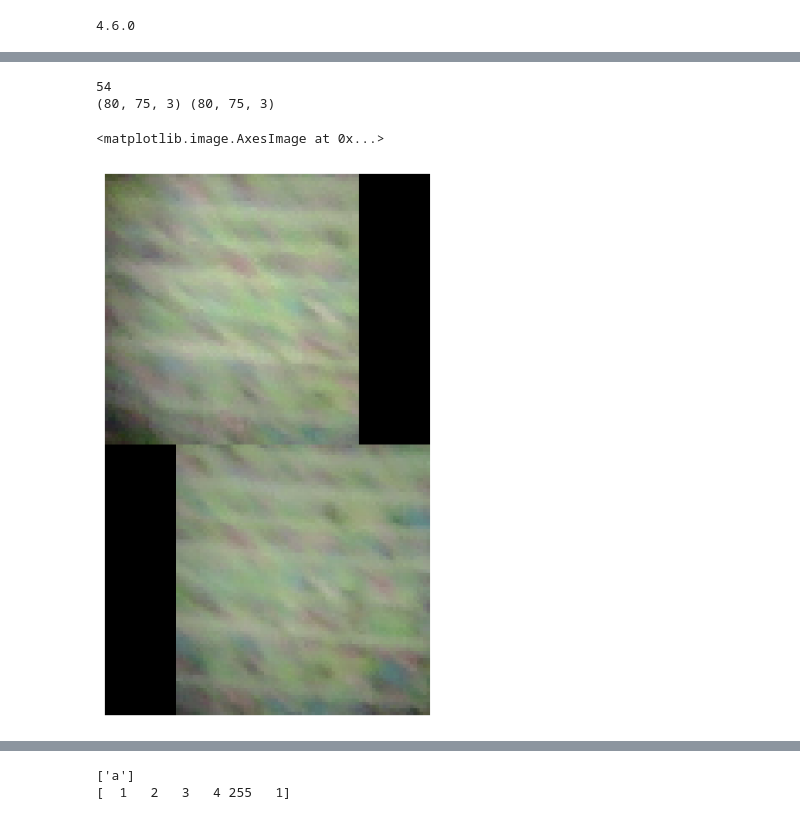
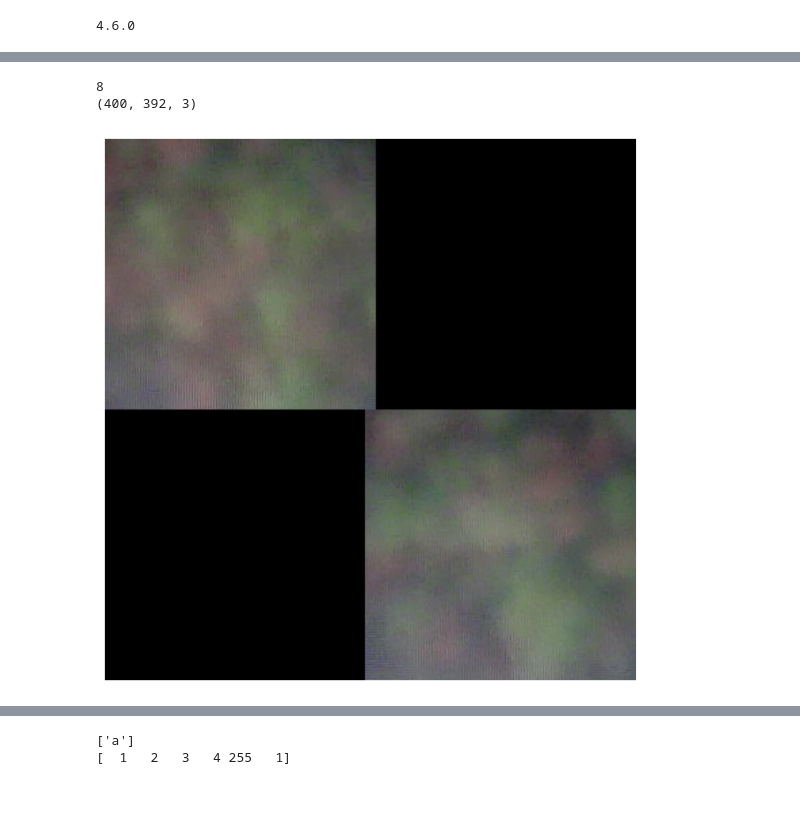
Before and after one commit to lluoan/image_stitch, a Jupyter notebook: img_stitch.ipynb, the cells around one changed output, grey strips where cells are left out. Saved outputs shown, nothing was run; the diff lists cells and outputs as text; code cells hidden in the pictures.

```diff
--- a/img_stitch.ipynb
+++ b/img_stitch.ipynb
@@ -101,25 +147,21 @@ for vertice in rect['vertices']:
 # %%
-ncol = 4
-nrow = 3
-
 vstack = []
 tile_list = []
 
 left_top1 = [0,0]
 right_bottom1 = [0,0]
 
-for i in range(nrow):
-    hstack = []
-    for j in range(ncol):
-        key = 'vertice{}'.format(i*ncol + j+1)
-        left_top = rect['vertices'][key]['left_top']
-        right_bottom = rect['vertices'][key]['right_bottom']
+for i in range(ncol):
+    hstack=[]
+    for j in range(nrow):
+        (x1, y1), (x2, y2), _ = rect[i][j]  # 获取当前矩形的左下角、右上角坐标
 
-        hz = -55
+        left_top = (x1, y1)
+        right_bottom = (x2, y2)
+
         left_top1[0] = left_top[0] + hz
         right_bottom1[0] = right_bottom[0] + hz
 
-        gsl = -5
         left_top1[1] = left_top[1] + gsl
         right_bottom1[1] = right_bottom[1] + gsl
 
@@ -175,8 +217,8 @@ print(cv2.__version__)
 # ol_w = [6,8,7,9,5,7,6] ground truth
 # assume that the overlapping is around 10% of roi size
 dim = 1
-nominal_ov_pos = 40
-bound = 39 # +- bounds around nominal_ov_pos
+nominal_ov_pos = int(w/2)
+bound = int(w/2)-2 # +- bounds around nominal_ov_pos
 
 ov_position = [i for i in range(nominal_ov_pos - bound, nominal_ov_pos+bound+1)]
 
@@ -186,6 +228,7 @@ def find_ov(img1, img2, nominal_ov, bound_ov, dim=1):
     '''
     cross_corr = []
     tested_ov = range(nominal_ov - bound_ov, nominal_ov+bound_ov + 1)
+
     for ov in tested_ov:
         if dim == 1:
             ov_area1 = img1[:, -ov:,:]
@@ -269,6 +312,7 @@ def find_ov_hsv(img1, img2, nominal_ov, bound_ov, dim=1):
 
 #     print(cross_corr)
     ov_pos = tested_ov[np.argmax(cross_corr)]
+    print(np.argmax(cross_corr))
     if dim == 1:
         ov_1 = img1[:, -ov_pos:, :]
         ov_2 = img2[:,  :ov_pos, :]
@@ -282,8 +326,15 @@ def find_ov_hsv(img1, img2, nominal_ov, bound_ov, dim=1):
 img1 = img1.astype(np.float32)
 img2 = img2.astype(np.float32)
 t1 = time.time()
-ov_pos, ov1, ov2, cross_corr = find_ov(img1, img2, nominal_ov_pos, bound, dim=dim)
+ov_pos, ov1, ov2, cross_corr = find_ov_hsv(img1, img2, nominal_ov_pos, bound, dim=dim)
+
 print(ov_pos)
 print(time.time() - t1)
-print(cross_corr)
+
+
+# fig, ax = plt.subplots(1,2, figsize=(8, 5))
+# ax = ax.ravel()
+
+# ax[0].imshow(ov1.astype(np.uint8), cmap='gray')
+# ax[1].imshow(ov2.astype(np.uint8), cmap='gray')
 # %% [output]
@@ -346,39 +396,42 @@ def stitch(img1, img2, ov_pos, ov1, ov2, blend=True, dim=1):
 #     print('time: linear blending >>>', time.time() - t1)
 
     if dim == 1:
         stitched_img = np.concatenate((img1[:, :-ov_pos, :], ov, img2[:, ov_pos: :]), axis = 1)
     elif dim == 0:
         stitched_img = np.concatenate((img1[:-ov_pos, :, :], ov, img2[ov_pos:, :, :]), axis = 0)
 
     return stitched_img
 
 def image_alignment(img1, img2, ov_pos, dim=1):
-    print(img1.shape, img2.shape)
+    # print(img1.shape, img2.shape)
     height, width1, _ = img1.shape
     _, width2, _ = img2.shape
     if dim == 1:
         blank1 = np.zeros([height, width2-ov_pos, 3]).astype('uint8')
         align_1 = np.concatenate((img1, blank1), axis=1)
         blank2 = np.zeros([height, width1-ov_pos, 3]).astype('uint8')
         align_2 = np.concatenate((blank2, img2), axis=1)
 #         print(align_2.shape)
         align_img = np.concatenate((align_1, align_2), axis=0)
     return align_img
 
+# ov_pos, ov1, ov2, c_corr = find_ov_hsv(tile_list[0], tile_list[1], nominal_ov=nominal_ov_pos, bound_ov=bound, dim=1)
+# print(ov_pos)
+
 #
 # ov_pos = 55
 plt.figure(figsize=(10, 8))
 plt.axis('off')
 # print(img1)
 print(ov_pos)
-# stitched_img = stitch(img1, img2, ov_pos, ov1, ov2, blend=1, dim=dim)
+stitched_img = stitch(img1, img2, ov_pos, ov1, ov2, blend=1, dim=1)
 stitched_img = image_alignment(img1, img2, ov_pos, dim=1)
 plt.imshow(stitched_img.astype(np.uint8), cmap='gray')
+print(stitched_img.shape)
 # %% [output]
-54
-(80, 75, 3) (80, 75, 3)
+8
+(400, 392, 3)
-<matplotlib.image.AxesImage at 0x...>
-[figure, old version]
+[figure, new version]
 # %%
 import time
 
```
Also changed, not shown: parts of 8 cells of this notebook, 4 other files.
